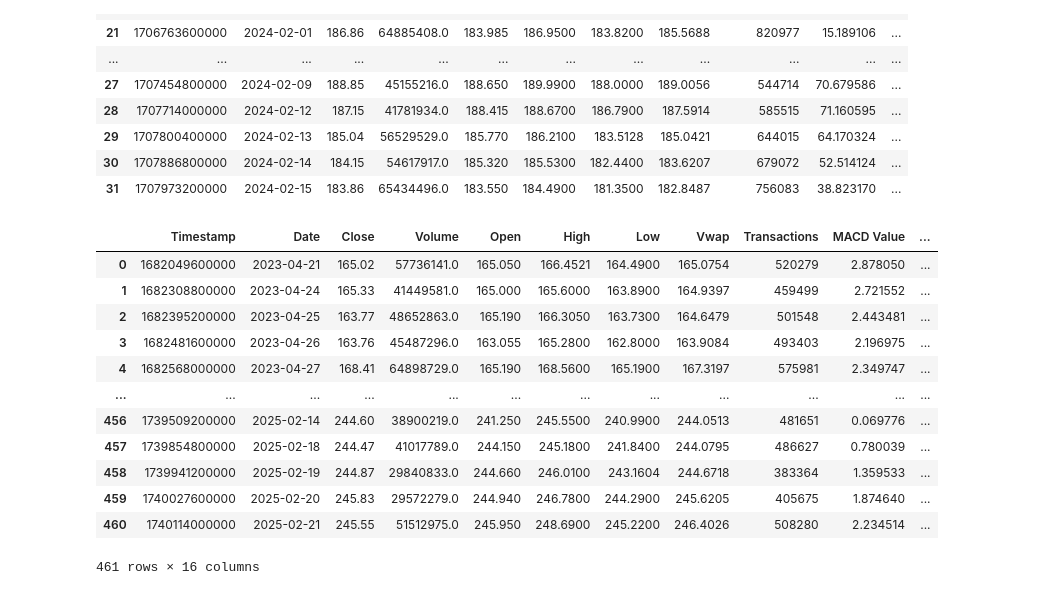
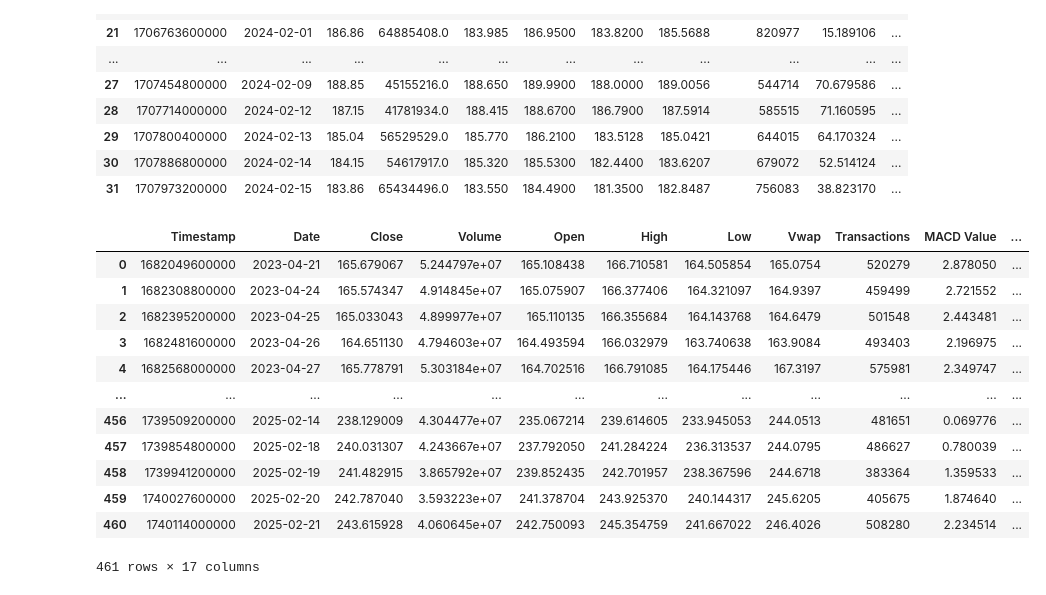
Before and after one commit to Justin-Pascua/PIC16B-Group-E, a Jupyter notebook: Polygon_API.ipynb, the cells around one changed output. Saved outputs shown, nothing was run; the diff lists cells and outputs as text; code cells hidden in the pictures.

```diff
--- a/Polygon_API.ipynb
+++ b/Polygon_API.ipynb
@@ -135,3 +136,18 @@ df
 | 492 | 132.800 | 175349571.0 | 132.580 | 134.4800 | 131.020 | 133.1308 | 1292554 | 1739250000000 | 2025-02-11 |
 | 493 | 131.140 | 156822922.0 | 130.020 | 132.2400 | 129.080 | 131.1581 | 1245542 | 1739336400000 | 2025-02-12 |
 494 rows × 9 columns
+# %%
+def exponential_smoothing(alpha, stock_data):
+    """
+    Applies exponential smoothing to each column (except timestamp and date)
+    of the dataframe
+    0 < alpha < 1
+    At alpha = 1, the smoothed data is equal to the initial data
+    """
+    stock_data[['Close', 'Volume', 'Open', 'High', 'Low']] = stock_data[['Close', 'Volume', 'Open', 'High', 'Low']].ewm(alpha = 0.3, adjust = True).mean()
+    return stock_data
+# %%
+# Example of single_stock_table
+df = single_stock_table('NVDA', '2022-08-01', '2025-02-12')
+df = exponential_smoothing(0.3, df)
+df
@@ -422,19 +452,35 @@ df.dropna()
 | 30 | 1707886800000 | 2024-02-14 | 184.15 | 54617917.0 | 185.320 | 185.5300 | 182.4400 | 183.6207 | 679072 | 52.514124 | ... |
 | 31 | 1707973200000 | 2024-02-15 | 183.86 | 65434496.0 | 183.550 | 184.4900 | 181.3500 | 182.8487 | 756083 | 38.823170 | ... |
 # %%
-def get_all_features(ticker, start_date, end_date,
+def get_all_features(ticker, start_date, end_date, alpha, d,
                      macd_short_window = 12, macd_long_window = 26, macd_signal_window = 9,
                      rsi_timespan = 'day', rsi_window=14,
                      williams_r_window = 14,
                      window_k_raw = 9, window_d = 3, window_k_smooth = 3):
     """
     Returns a data frame with all stock info and indicators
-    Note: some dates in the specified range will be dropped because
-    computing MACD, Williams %R, and KDJ require a sufficient amount of past data
+
+    :param ticker: The ticker symbol for the stock
+    :param start_date: A string of the form YYYY-MM-DD, earliest date to pull data from
+    :param end_date: A string of the form YYYY-MM-DD, latest date to pull data from
+    :param alpha: The parameter for exponential smoothing
+    :param d: The parameter for creating target values
+    :param macd_short_window: The short window size used to compute MACD
+    :param macd_long_window: The long window size used to compute MACD
+    :param macd_signal_window: The window size used to calculate signal line
+    :param rsi_timespan: The size of underlying aggregate time window when computing RSI
+    :param rsi_window: The window size used to calculate the simple moving average for RSI
+    :param williams_r_window: The window size used to calculate the Williams %R
+    :param window_k_raw: The window size used to compute the raw %K
+    :param window_d: The window size used of the moving average used to compute %D
+    :param window_k_smooth: The window size of the moving average used to compute smooth %K
     """
 
     # get close, vol, open, high, low, vwap, and transactions
     basic_data = single_stock_table(ticker, start_date, end_date)
+
+    # exponentially smooth data
+    basic_data = exponential_smoothing(alpha, basic_data)
 
     # get macd and signal
     macd_data = fetch_macd(ticker, start_date, end_date, macd_short_window, macd_long_window, macd_signal_window)
@@ -451,23 +497,26 @@ def get_all_features(ticker, start_date, end_date,
     # compute Williams%R and KDJ indicators
     df = calculate_williams_r(calculate_KDJ(df))
 
+    # creates target values
+    df['Target'] = (df['Close'].shift(d) - df['Close']).apply(np.sign)
+
     # returns final dataframe excluding rows with N/A entries
     return df.dropna().reset_index(drop = True)
 # %%
 # Example of get_all_features
-df = get_all_features('AAPL', '2022-01-01', '2025-02-21')
+df = get_all_features('AAPL', '2022-01-01', '2025-02-21', 0.3, 7)
 df
 # %% [output]
 |  | Timestamp | Date | Close | Volume | Open | High | Low | Vwap | Transactions | MACD Value | ... |
-| 0 | 1682049600000 | 2023-04-21 | 165.02 | 57736141.0 | 165.050 | 166.4521 | 164.4900 | 165.0754 | 520279 | 2.878050 | ... |
-| 1 | 1682308800000 | 2023-04-24 | 165.33 | 41449581.0 | 165.000 | 165.6000 | 163.8900 | 164.9397 | 459499 | 2.721552 | ... |
-| 2 | 1682395200000 | 2023-04-25 | 163.77 | 48652863.0 | 165.190 | 166.3050 | 163.7300 | 164.6479 | 501548 | 2.443481 | ... |
-| 3 | 1682481600000 | 2023-04-26 | 163.76 | 45487296.0 | 163.055 | 165.2800 | 162.8000 | 163.9084 | 493403 | 2.196975 | ... |
-| 4 | 1682568000000 | 2023-04-27 | 168.41 | 64898729.0 | 165.190 | 168.5600 | 165.1900 | 167.3197 | 575981 | 2.349747 | ... |
+| 0 | 1682049600000 | 2023-04-21 | 165.679067 | 5.244797e+07 | 165.108438 | 166.710581 | 164.505854 | 165.0754 | 520279 | 2.878050 | ... |
+| 1 | 1682308800000 | 2023-04-24 | 165.574347 | 4.914845e+07 | 165.075907 | 166.377406 | 164.321097 | 164.9397 | 459499 | 2.721552 | ... |
+| 2 | 1682395200000 | 2023-04-25 | 165.033043 | 4.899977e+07 | 165.110135 | 166.355684 | 164.143768 | 164.6479 | 501548 | 2.443481 | ... |
+| 3 | 1682481600000 | 2023-04-26 | 164.651130 | 4.794603e+07 | 164.493594 | 166.032979 | 163.740638 | 163.9084 | 493403 | 2.196975 | ... |
+| 4 | 1682568000000 | 2023-04-27 | 165.778791 | 5.303184e+07 | 164.702516 | 166.791085 | 164.175446 | 167.3197 | 575981 | 2.349747 | ... |
 | ... | ... | ... | ... | ... | ... | ... | ... | ... | ... | ... | ... |
-| 456 | 1739509200000 | 2025-02-14 | 244.60 | 38900219.0 | 241.250 | 245.5500 | 240.9900 | 244.0513 | 481651 | 0.069776 | ... |
-| 457 | 1739854800000 | 2025-02-18 | 244.47 | 41017789.0 | 244.150 | 245.1800 | 241.8400 | 244.0795 | 486627 | 0.780039 | ... |
-| 458 | 1739941200000 | 2025-02-19 | 244.87 | 29840833.0 | 244.660 | 246.0100 | 243.1604 | 244.6718 | 383364 | 1.359533 | ... |
-| 459 | 1740027600000 | 2025-02-20 | 245.83 | 29572279.0 | 244.940 | 246.7800 | 244.2900 | 245.6205 | 405675 | 1.874640 | ... |
-| 460 | 1740114000000 | 2025-02-21 | 245.55 | 51512975.0 | 245.950 | 248.6900 | 245.2200 | 246.4026 | 508280 | 2.234514 | ... |
+| 456 | 1739509200000 | 2025-02-14 | 238.129009 | 4.304477e+07 | 235.067214 | 239.614605 | 233.945053 | 244.0513 | 481651 | 0.069776 | ... |
+| 457 | 1739854800000 | 2025-02-18 | 240.031307 | 4.243667e+07 | 237.792050 | 241.284224 | 236.313537 | 244.0795 | 486627 | 0.780039 | ... |
+| 458 | 1739941200000 | 2025-02-19 | 241.482915 | 3.865792e+07 | 239.852435 | 242.701957 | 238.367596 | 244.6718 | 383364 | 1.359533 | ... |
+| 459 | 1740027600000 | 2025-02-20 | 242.787040 | 3.593223e+07 | 241.378704 | 243.925370 | 240.144317 | 245.6205 | 405675 | 1.874640 | ... |
+| 460 | 1740114000000 | 2025-02-21 | 243.615928 | 4.060645e+07 | 242.750093 | 245.354759 | 241.667022 | 246.4026 | 508280 | 2.234514 | ... |
-461 rows × 16 columns
+461 rows × 17 columns
```
Also changed, not shown: parts of 3 cells of this notebook.
